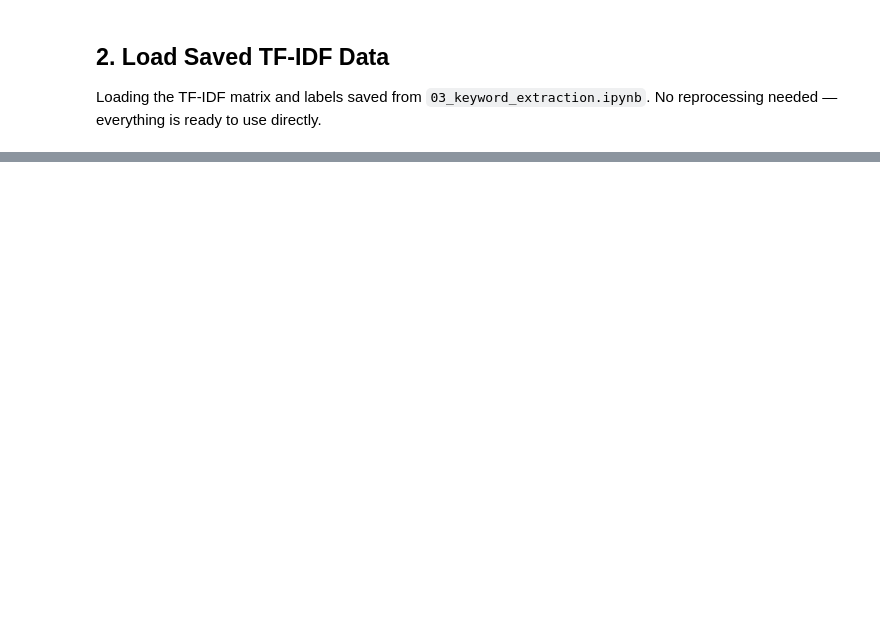
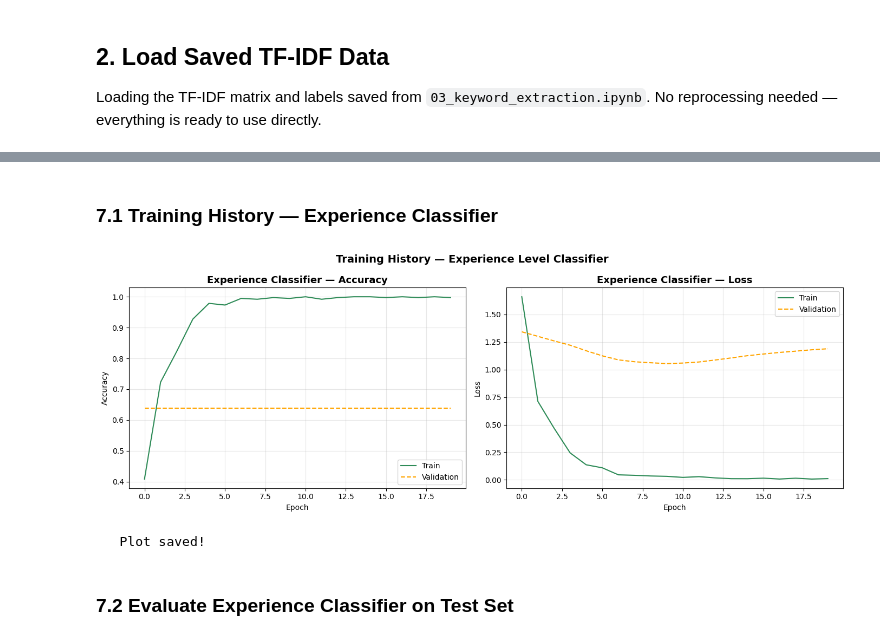
Before and after one commit to nisansalasandu/recruitment-nlp-lab, a Jupyter notebook: notebooks/04_classification.ipynb, the cells around one changed output, grey strips where cells are left out. Drawn from its saved outputs; the diff is of its cells as text; code cells hidden in the pictures; blank space fills up the shorter version.

```diff
--- a/notebooks/04_classification.ipynb
+++ b/notebooks/04_classification.ipynb
@@ -524,0 +651,21 @@ to job descriptions using cosine similarity.
+# %%
+# Train / Val / Test split — Experience
+X_exp_train, X_exp_temp, y_exp_train, y_exp_temp = train_test_split(
+    X_dense, y_exp_onehot,
+    test_size=0.2,
+    random_state=42,
+    stratify=y_exp_encoded
+)
+
+y_exp_temp_enc = np.argmax(y_exp_temp, axis=1)
+X_exp_val, X_exp_test, y_exp_val, y_exp_test = train_test_split(
+    X_exp_temp, y_exp_temp,
+    test_size=0.5,
+    random_state=42,
+    stratify=y_exp_temp_enc
+)
+
+print(f"   Experience data split:")
+print(f"   Training   : {X_exp_train.shape[0]} samples")
+print(f"   Validation : {X_exp_val.shape[0]} samples")
+print(f"   Test       : {X_exp_test.shape[0]} samples")
@@ -524,0 +724,31 @@ to job descriptions using cosine similarity.
+# %% [markdown]
+### 7.1 Training History — Experience Classifier
+# %%
+fig, axes = plt.subplots(1, 2, figsize=(14, 5))
+
+axes[0].plot(exp_history.history['accuracy'],     label='Train',      color='seagreen')
+axes[0].plot(exp_history.history['val_accuracy'], label='Validation', color='orange', linestyle='--')
+axes[0].set_title('Experience Classifier — Accuracy', fontsize=13, fontweight='bold')
+axes[0].set_xlabel('Epoch')
+axes[0].set_ylabel('Accuracy')
+axes[0].legend()
+axes[0].grid(True, alpha=0.3)
+
+axes[1].plot(exp_history.history['loss'],     label='Train',      color='seagreen')
+axes[1].plot(exp_history.history['val_loss'], label='Validation', color='orange', linestyle='--')
+axes[1].set_title('Experience Classifier — Loss', fontsize=13, fontweight='bold')
+axes[1].set_xlabel('Epoch')
+axes[1].set_ylabel('Loss')
+axes[1].legend()
+axes[1].grid(True, alpha=0.3)
+
+plt.suptitle('Training History — Experience Level Classifier', fontsize=14, fontweight='bold')
+plt.tight_layout()
+plt.savefig("../results/plots/exp_training_history.png", dpi=150)
+plt.show()
+print("   Plot saved!")
+# %% [output]
+[figure, added]
+   Plot saved!
+# %% [markdown]
+### 7.2 Evaluate Experience Classifier on Test Set
```
Also changed, not shown: parts of 52 cells of this notebook, 26 other files.
